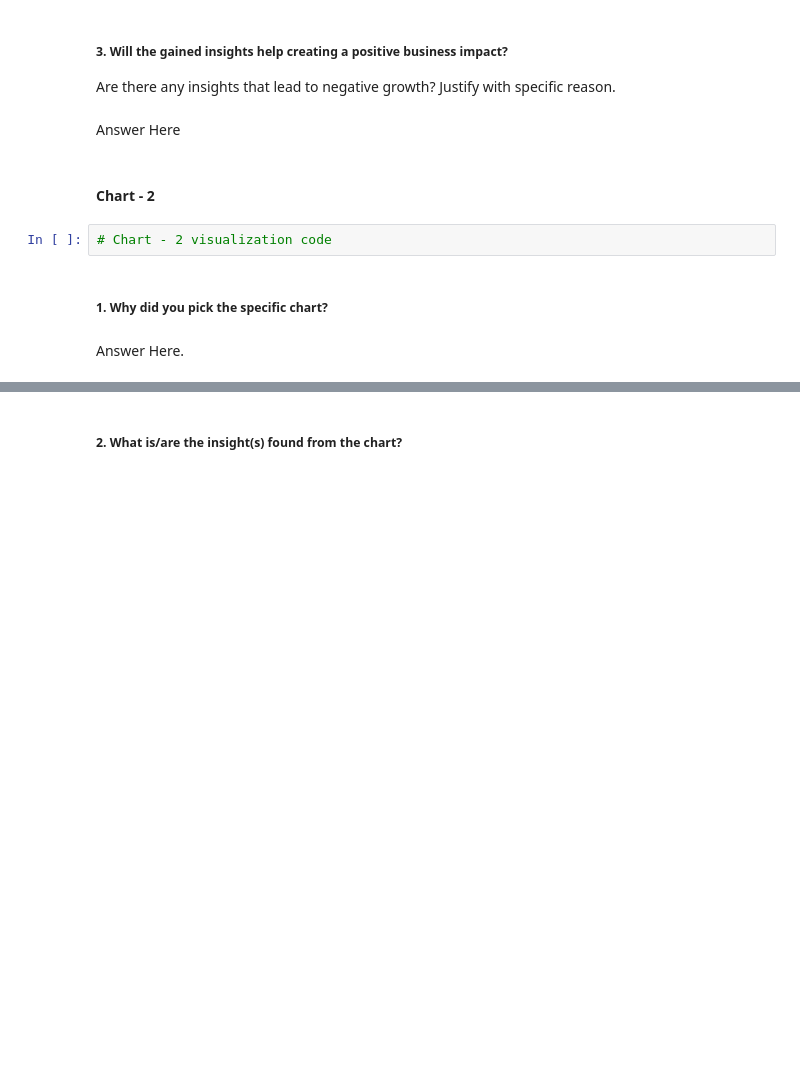
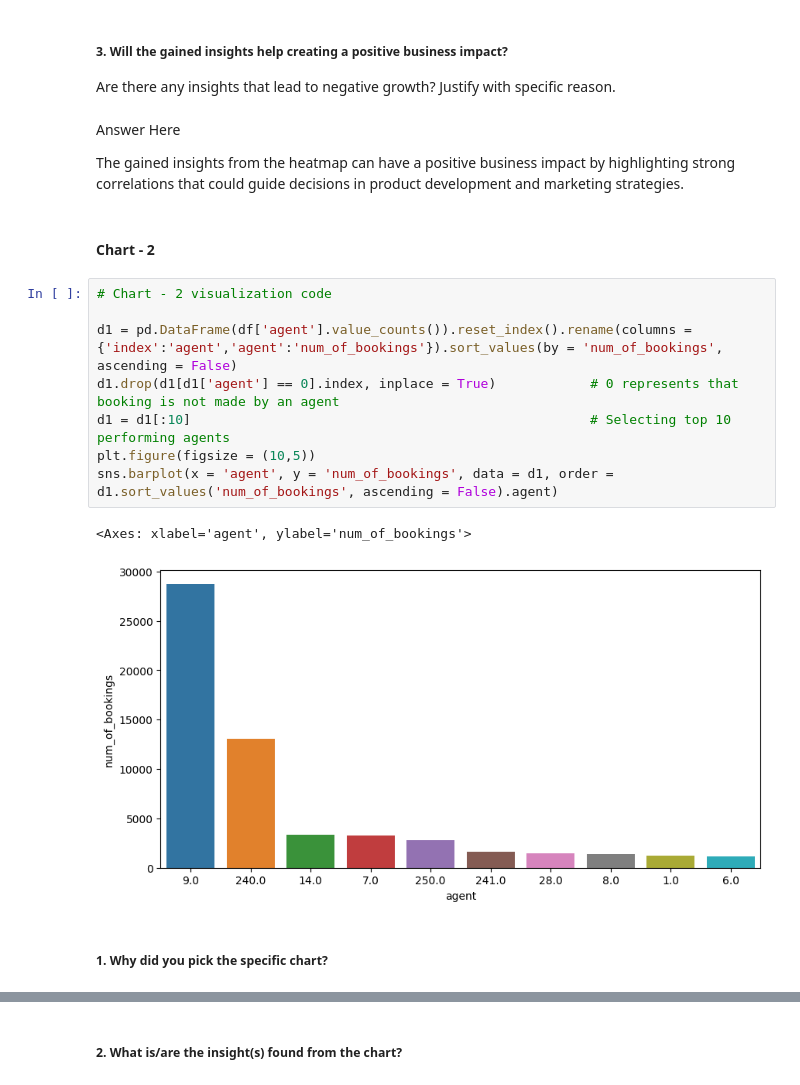
Before and after one commit to babinash/EDA_Project_HBA, a Jupyter notebook: EDA_Submission_HBA.ipynb, the cells around one changed output, grey strips where cells are left out. Cells and saved outputs as stored; diff of their text form; blank space fills up the shorter version.

```diff
--- a/EDA_Submission_HBA.ipynb
+++ b/EDA_Submission_HBA.ipynb
@@ -217,13 +521,22 @@ Answer Here
 # %% [markdown]
 ##### 3. Will the gained insights help creating a positive business impact?
 Are there any insights that lead to negative growth? Justify with specific reason.
-# %% [markdown]
-Answer Here
+# %% [markdown]
+Answer Here
+
+The gained insights from the heatmap can have a positive business impact by highlighting strong correlations that could guide decisions in product development and marketing strategies.
 # %% [markdown]
 #### Chart - 2
-# %%
-# Chart - 2 visualization code
+# %%
+# Chart - 2 visualization code
+
+d1 = pd.DataFrame(df['agent'].value_counts()).reset_index().rename(columns = {'index':'agent','agent':'num_of_bookings'}).sort_values(by = 'num_of_bookings', ascending = False)
+d1.drop(d1[d1['agent'] == 0].index, inplace = True)            # 0 represents that booking is not made by an agent
+d1 = d1[:10]                                                   # Selecting top 10 performing agents
+plt.figure(figsize = (10,5))
+sns.barplot(x = 'agent', y = 'num_of_bookings', data = d1, order = d1.sort_values('num_of_bookings', ascending = False).agent)
+# %% [output]
+<Axes: xlabel='agent', ylabel='num_of_bookings'>
+[figure, added]
 # %% [markdown]
 ##### 1. Why did you pick the specific chart?
-# %% [markdown]
-Answer Here.
```
Also changed, not shown: parts of 189 cells of this notebook.
